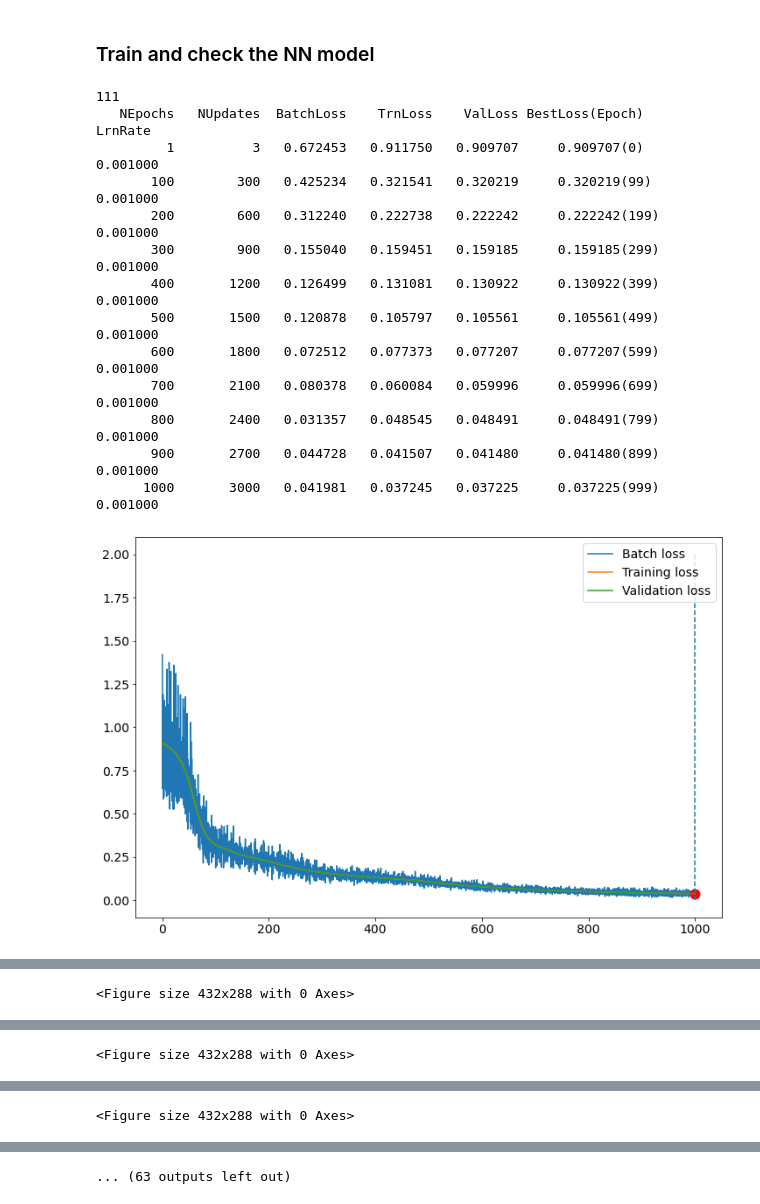
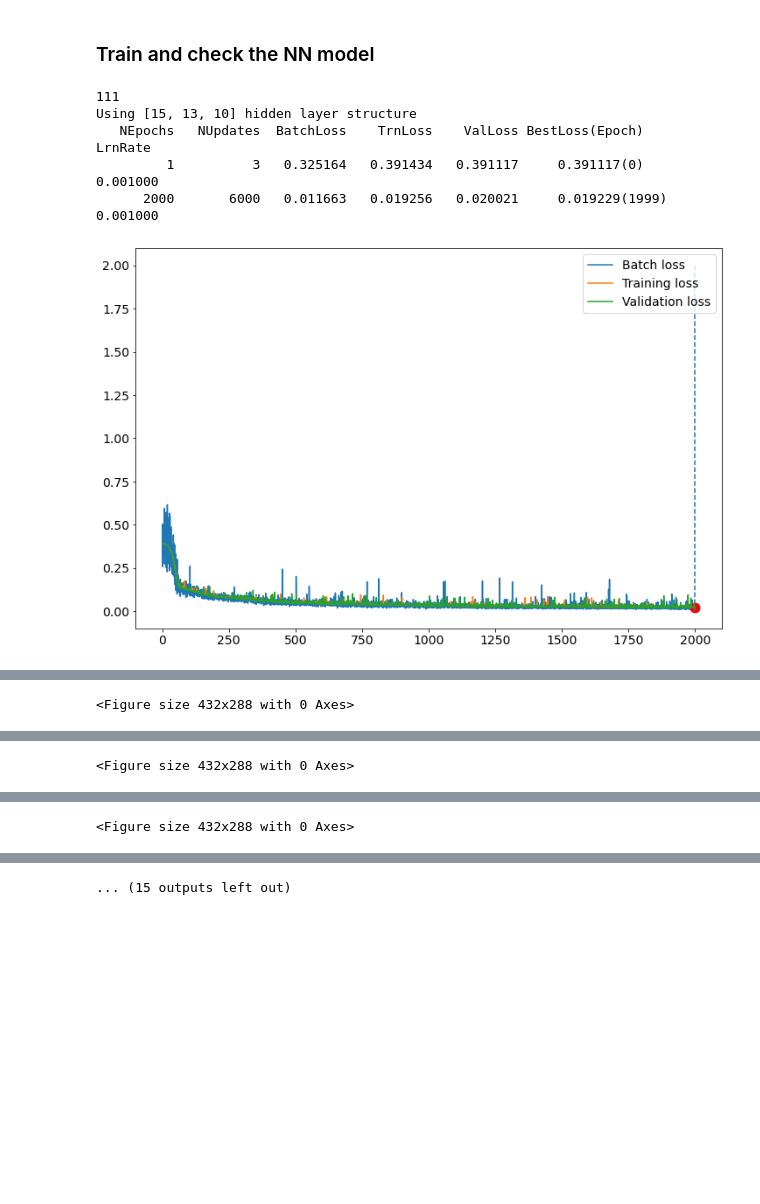
Before and after one commit to WPringle/GreatLakes_CoupledModelUQ, a Jupyter notebook: workflow/daily_global_T2_surrogate_analysis.ipynb, the cells around one changed output, grey strips where cells are left out. Saved outputs shown, nothing was run; the diff lists cells and outputs as text; code cells hidden in the pictures; blank space fills up the shorter version.

```diff
--- a/workflow/daily_global_T2_surrogate_analysis.ipynb
+++ b/workflow/daily_global_T2_surrogate_analysis.ipynb
@@ -456,53 +466,57 @@ for ii in [0,1]:
 # %%
 # Neural Network
 kl_surrogate['NN'] = list()
 for random_seed in random_seeds:
     print(random_seed)
-#    loss = 1e6
-#    for npl in range(len(variables),neig+1):
-#        klnn_temp = make_nn_surrogate_model(
-#            train_x.values, klxi_train.astype(float),
-#            #cv=ShuffleSplit(n_splits=5,test_size=5,random_state=random_seed),
-#            cv=KFold(n_splits=n_folds, shuffle=True, random_state=random_seed),
-#            num_hidden_layers=hidden_layers,
-#            neurons_per_layer=npl,
-#            lrate=learn_rate,
-#            batch_size=batch_size,
-#            nepochs=nepochs_cv,
-#            seed=random_seed,
-#            eigenratio=eigenratio,
-#        )
-#        loss_temp = sum([sur.best_loss for sur in klnn_temp])
-#        if loss_temp < loss:
-#            npl_best = npl
-#            loss = loss_temp
-#
-#    print(f'best npl = {npl_best}')
+    #loss = 1e6
+    #for npl in npls:
+    #    print(f'npl = {npl}')
+    ##    for do in dropouts:
+    ##        print(f'dropout = {do}')
+    #    klnn_temp = make_nn_surrogate_model(
+    #        train_x.values, klxi_train.astype(float),
+    #        #cv=ShuffleSplit(n_splits=5,test_size=5,random_state=random_seed),
+    #        cv=KFold(n_splits=n_folds, shuffle=True, random_state=random_seed),
+    #        num_hidden_layers=hidden_layers,
+    #        neurons_per_layer=npl,
+    #        lrate=learn_rate,
+    #        batch_size=batch_size,
+    #        nepochs=nepochs_cv,
+    #       seed=random_seed,
+    #        eigenratio=eigenratio,
+    #        dropout=do,
+    #        freq_out=1e6,
+    #        freq_plot=1e6,
+    #    )
+    #   loss_temp = sum([sur.best_loss for sur in klnn_temp])
+    #    if loss_temp < loss:
+    #        npl_best = npl
+    #        #do_best = do
+    #        loss = loss_temp
+    #
+    #print(f'best npl = {npl_best}')
+    #print(f'best dropout = {do_best}')
 
     kl_surrogate['NN'].append(
         make_nn_surrogate_model(
             train_x.values, klxi_train.astype(float),
-            num_hidden_layers=hidden_layers,
-            neurons_per_layer=len(variables)-1,
+            hidden_layers=hidden_layers,
             lrate=learn_rate,
             batch_size=batch_size,
             nepochs=nepochs,
             seed=random_seed,
+            loss='huber',
+            activ='relu',
             eigenratio=eigenratio,
+            dropout=do,
+            freq_out=1e6,
+            freq_plot=1e6,
         )
     )
 # %% [output]
 111
+Using [15, 13, 10] hidden layer structure
    NEpochs   NUpdates  BatchLoss    TrnLoss    ValLoss BestLoss(Epoch)    LrnRate
-         1          3   0.672453   0.911750   0.909707     0.909707(0)   0.001000
-       100        300   0.425234   0.321541   0.320219     0.320219(99)   0.001000
-       200        600   0.312240   0.222738   0.222242     0.222242(199)   0.001000
-       300        900   0.155040   0.159451   0.159185     0.159185(299)   0.001000
-       400       1200   0.126499   0.131081   0.130922     0.130922(399)   0.001000
-       500       1500   0.120878   0.105797   0.105561     0.105561(499)   0.001000
-       600       1800   0.072512   0.077373   0.077207     0.077207(599)   0.001000
-       700       2100   0.080378   0.060084   0.059996     0.059996(699)   0.001000
-       800       2400   0.031357   0.048545   0.048491     0.048491(799)   0.001000
-       900       2700   0.044728   0.041507   0.041480     0.041480(899)   0.001000
-      1000       3000   0.041981   0.037245   0.037225     0.037225(999)   0.001000
+         1          3   0.325164   0.391434   0.391117     0.391117(0)   0.001000
+      2000       6000   0.011663   0.019256   0.020021     0.019229(1999)   0.001000
-[figure, old version]
+[figure, new version]
@@ -555 +549 @@ for random_seed in random_seeds:
-... (63 outputs left out)
+... (15 outputs left out)
```
Also changed, not shown: parts of 17 cells of this notebook, 1 other file.
